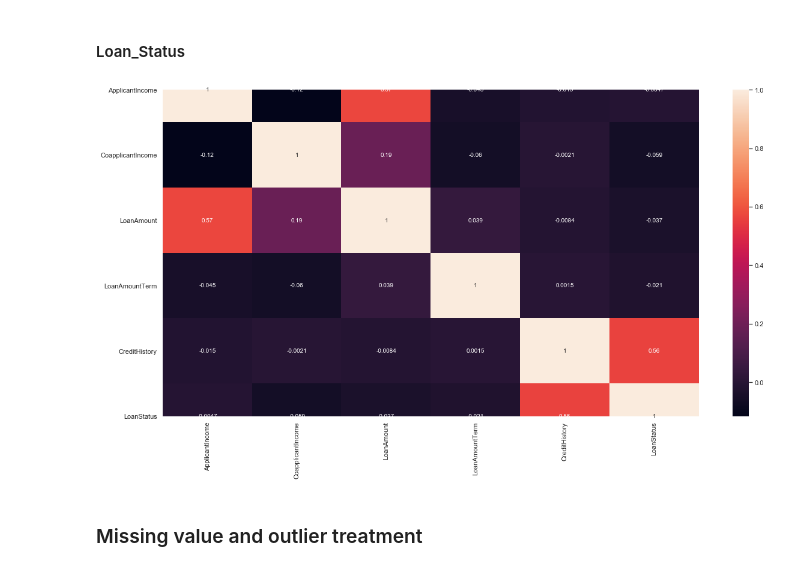
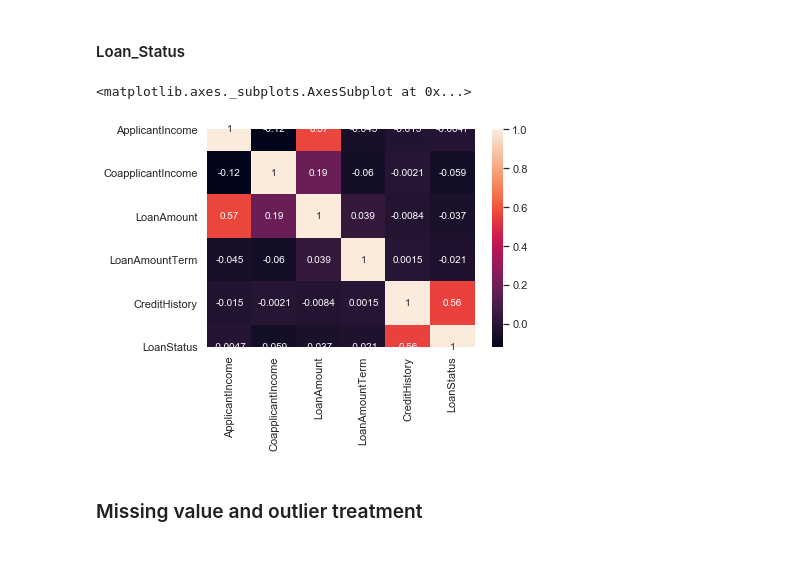
Before and after one commit to srikanthpragada/DS_06_JAN_2020, a Jupyter notebook: loan/loan_prediction.ipynb, the cells around one changed output. Drawn from its saved outputs; the diff is of its cells as text; code cells hidden in the pictures.

```diff
--- a/loan/loan_prediction.ipynb
+++ b/loan/loan_prediction.ipynb
@@ -561,4 +561,4 @@ sns.relplot(x="CoapplicantIncome", y = "LoanAmount", hue='Gender',data = train,c
 ## Data Wrangling
 # %%
 # Drop the new variable of bins
-train=train.drop(['Income_Bin', 'Coapplicant_Income_Bin', 'LoanAmount_Bin'], axis=1)
+train=train.drop(['IncomeBin', 'CoapplicantIncome_Bin', 'LoanAmountBin'], axis=1)
@@ -574,7 +583,7 @@ train['Dependents'].value_counts()
 Name: Dependents, dtype: int64
 # %%
 # replacing 3+ in Dependents variable with 3
-train['Dependents'].replace(to_replace = ['3+'], value=['3'],inplace=True)
+train['Dependents'].replace(to_replace ='3+', value='3',inplace=True)
 # %%
 train['Dependents'].value_counts()
 # %% [output]
@@ -591,10 +600,12 @@ train['LoanStatus'].replace(to_replace =['N','Y'], value=[0,1],inplace=True)
 # %%
 # Print correlation matrix to understand relationship between variables
 matrix = train.corr()
+# print(matrix)
 sns.heatmap(matrix, annot=True)
-plt.gcf().set_size_inches(20,10)
+#plt.gcf().set_size_inches(20,10)
 # %% [output]
+<matplotlib.axes._subplots.AxesSubplot at 0x...>
-[figure, old version]
+[figure, new version]
 # %% [markdown]
 ### Missing value and outlier treatment
 # %%
```
Also changed, not shown: parts of 7 cells of this notebook, 2 other files.
